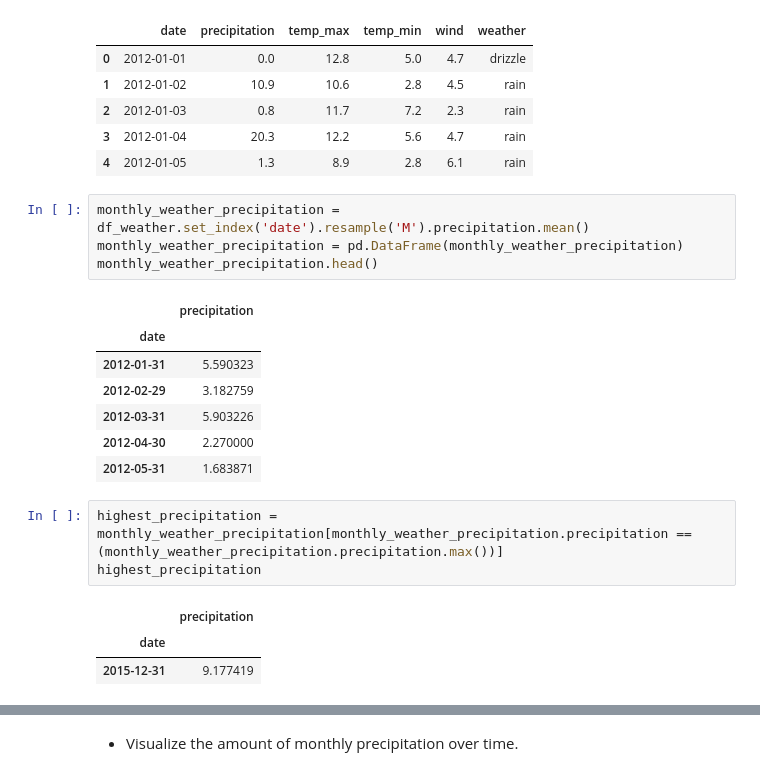
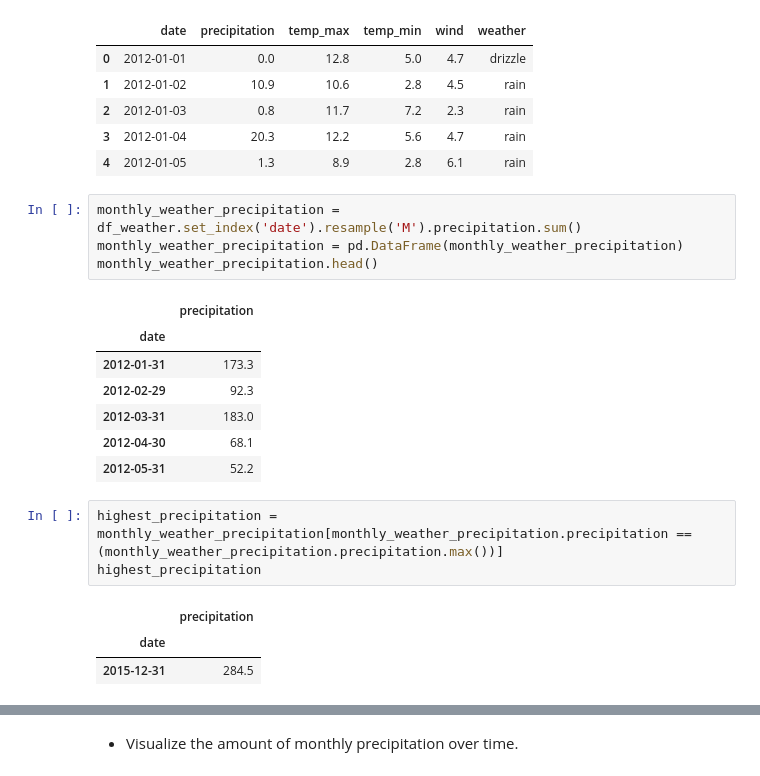
Before and after one commit to Chenchen070/time_series, a Jupyter notebook: work_with_time_series_exercises.ipynb, the cells around one changed output, grey strips where cells are left out. Drawn from its saved outputs; the diff is of its cells as text.

```diff
--- a/work_with_time_series_exercises.ipynb
+++ b/work_with_time_series_exercises.ipynb
@@ -222,21 +217,21 @@ df_weather.head()
 | 3 | 2012-01-04 | 20.3 | 12.2 | 5.6 | 4.7 | rain |
 | 4 | 2012-01-05 | 1.3 | 8.9 | 2.8 | 6.1 | rain |
 # %%
-monthly_weather_precipitation = df_weather.set_index('date').resample('M').precipitation.mean()
+monthly_weather_precipitation = df_weather.set_index('date').resample('M').precipitation.sum()
 monthly_weather_precipitation = pd.DataFrame(monthly_weather_precipitation)
 monthly_weather_precipitation.head()
 # %% [output]
 |  | precipitation |
 | date |  |
-| 2012-01-31 | 5.590323 |
-| 2012-02-29 | 3.182759 |
-| 2012-03-31 | 5.903226 |
-| 2012-04-30 | 2.270000 |
-| 2012-05-31 | 1.683871 |
+| 2012-01-31 | 173.3 |
+| 2012-02-29 | 92.3 |
+| 2012-03-31 | 183.0 |
+| 2012-04-30 | 68.1 |
+| 2012-05-31 | 52.2 |
 # %%
 highest_precipitation = monthly_weather_precipitation[monthly_weather_precipitation.precipitation == (monthly_weather_precipitation.precipitation.max())]
 highest_precipitation
 # %% [output]
 |  | precipitation |
 | date |  |
-| 2015-12-31 | 9.177419 |
+| 2015-12-31 | 284.5 |
```
Also changed, not shown: parts of 13 cells of this notebook.
